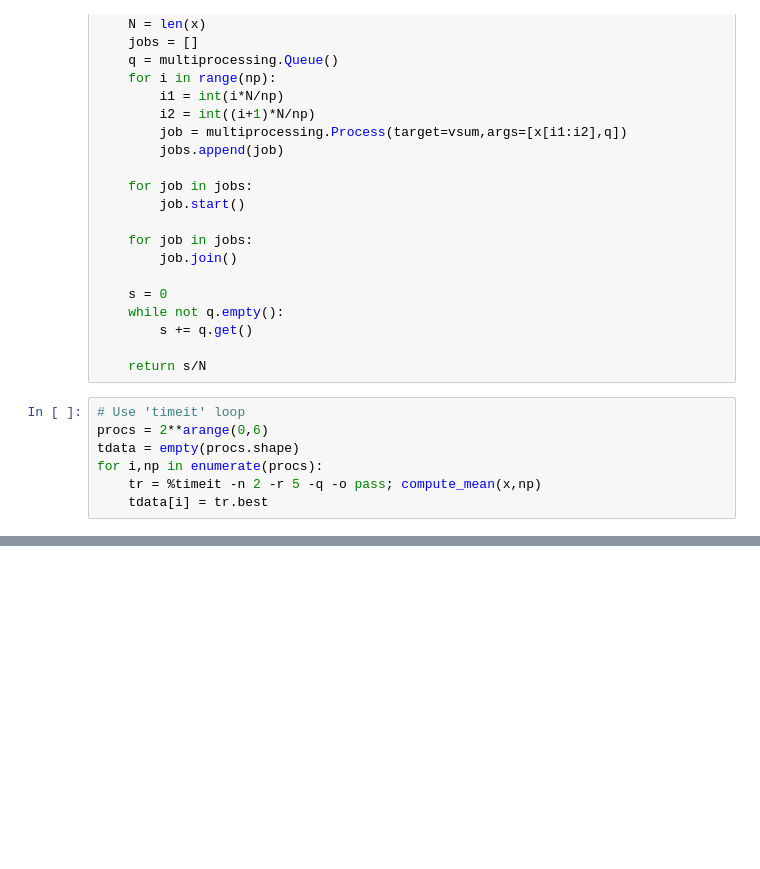
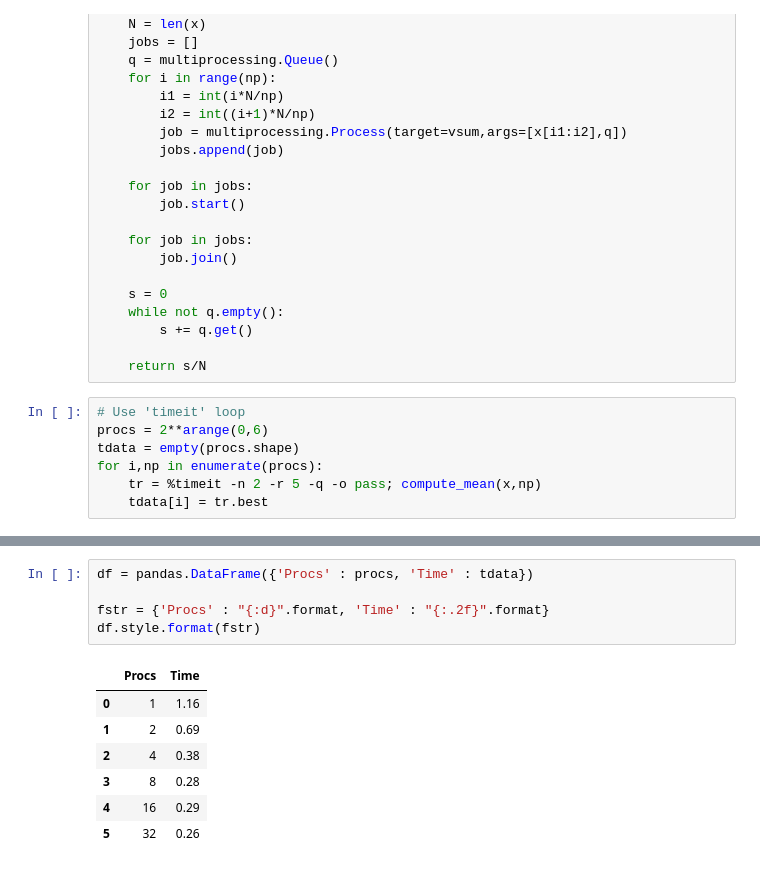
Before and after one commit to donnaaboise/ME471-571-spring2020, a Jupyter notebook: Week_01/Wed/mean_demo1.ipynb, the cells around one changed output, grey strips where cells are left out. Saved outputs shown, nothing was run; the diff lists cells and outputs as text; blank space fills up the shorter version.

```diff
--- a/Week_01/Wed/mean_demo1.ipynb
+++ b/Week_01/Wed/mean_demo1.ipynb
@@ -75,0 +58,13 @@ df.plot(x='p', logx=True, logy=True, style='.-',markersize=20)
+# %%
+df = pandas.DataFrame({'Procs' : procs, 'Time' : tdata})
+
+fstr = {'Procs' : "{:d}".format, 'Time' : "{:.2f}".format}
+df.style.format(fstr)
+# %% [output]
+|  | Procs | Time |
+| 0 | 1 | 1.16 |
+| 1 | 2 | 0.69 |
+| 2 | 4 | 0.38 |
+| 3 | 8 | 0.28 |
+| 4 | 16 | 0.29 |
+| 5 | 32 | 0.26 |
```
Also changed, not shown: parts of 4 cells of this notebook, 1 other file.
